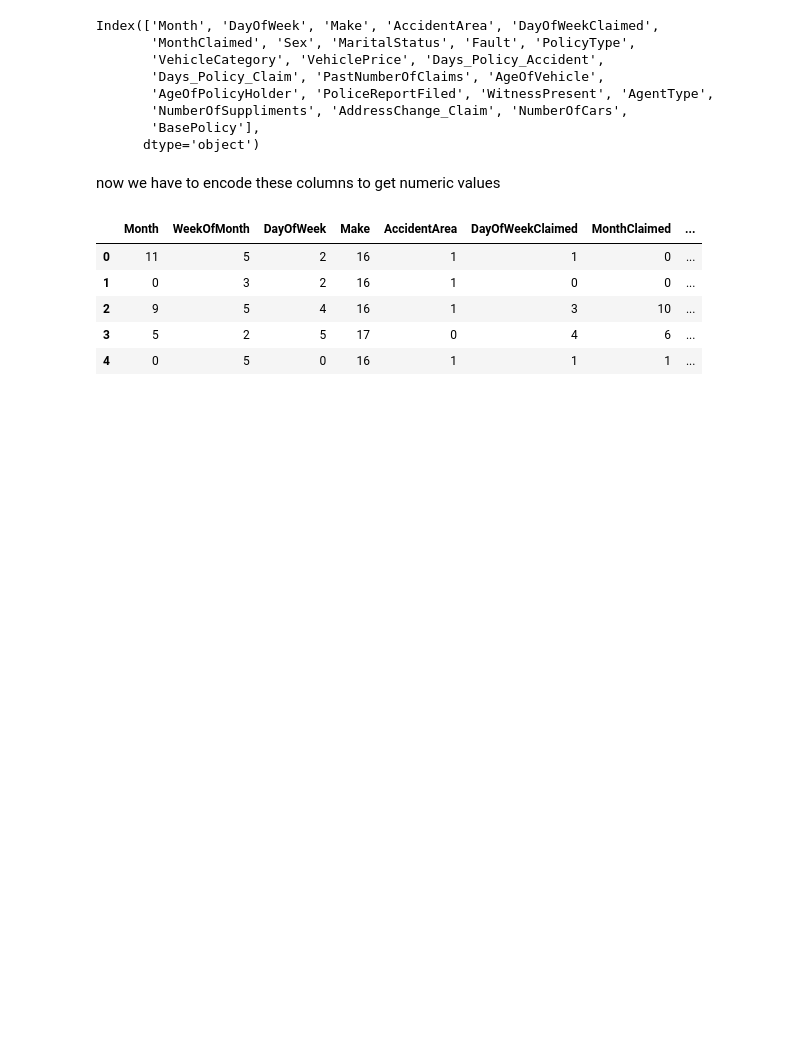
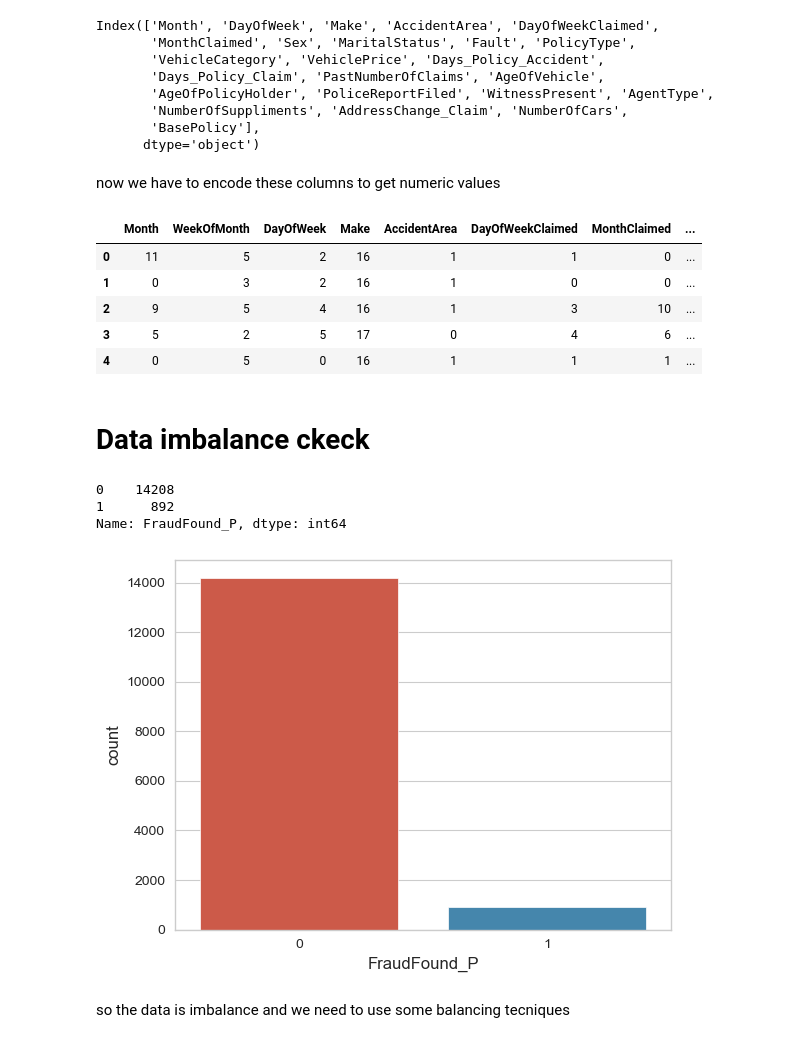
Before and after one commit to arianaira/ML-Course, a Jupyter notebook: vehicle-claim-fraud-detection.ipynb, the cells around one changed output. Saved outputs shown, nothing was run; the diff lists cells and outputs as text; code cells hidden in the pictures; blank space fills up the shorter version.

```diff
--- a/vehicle-claim-fraud-detection.ipynb
+++ b/vehicle-claim-fraud-detection.ipynb
@@ -489,6 +489,21 @@ df.head(5)
 | 2 | 9 | 5 | 4 | 16 | 1 | 3 | 10 | ... |
 | 3 | 5 | 2 | 5 | 17 | 0 | 4 | 6 | ... |
 | 4 | 0 | 5 | 0 | 16 | 1 | 1 | 1 | ... |
+# %% [markdown]
+# Data imbalance ckeck
+# %%
+df['FraudFound_P'].value_counts()
+# %% [output]
+0    14208
+1      892
+Name: FraudFound_P, dtype: int64
+# %%
+sns.countplot(x='FraudFound_P', data=df)
+plt.show()
+# %% [output]
+[figure, added]
+# %% [markdown]
+so the data is imbalance and we need to use some balancing tecniques
 # %%
 from sklearn.model_selection import train_test_split
 
```
Also changed, not shown: parts of 5 cells of this notebook.
